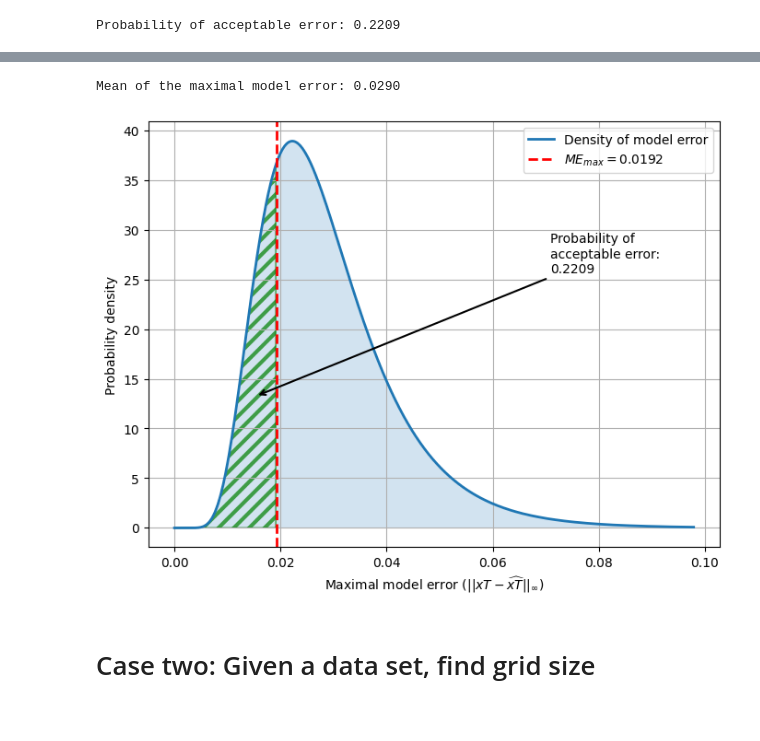
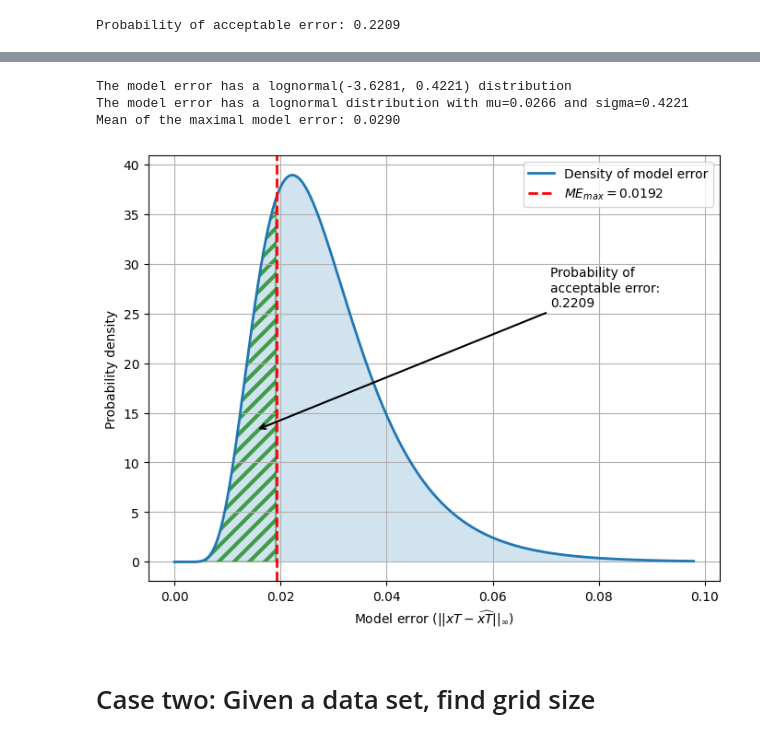
Before and after one commit to kvanarem42/xthreat-error-quantification-agentic, a Jupyter notebook: 4-investigate-results/rules_of_thumb_paper.ipynb, the cells around one changed output, grey strips where cells are left out. Cells and saved outputs as stored; diff of their text form; code cells hidden in the pictures.

```diff
--- a/4-investigate-results/rules_of_thumb_paper.ipynb
+++ b/4-investigate-results/rules_of_thumb_paper.ipynb
@@ -156,35 +156,39 @@ plt.axvline(max_acceptable_error, color='red', linestyle='--', lw=2, label=rf'$M
 plt.fill_between(x, y, max_acceptable_error,
                  where=(x < max_acceptable_error),
                  alpha=0.7,
                  facecolor='none',
                  hatch='//',
                  edgecolor='green',
                 #  edgelinewidth=5,
                  )
 
 
 percentile_099 = lognorm.ppf(0.99, s=std_residuals, scale=np.exp(c + alpha*np.log(M) - beta*np.log(np.sqrt(N))))
 prob_acceptable_error = lognorm.cdf(max_acceptable_error, s=std_residuals, scale=np.exp(c + alpha*np.log(M) - beta*np.log(np.sqrt(N))))
+print(f"The model error has a lognormal({c + alpha*np.log(M) - beta*np.log(np.sqrt(N)):.4f}, {std_residuals:.4f}) distribution")
+print(f"The model error has a lognormal distribution with mu={np.exp(c + alpha*np.log(M) - beta*np.log(np.sqrt(N))):.4f} and sigma={std_residuals:.4f}")
 x_ = min(x[np.argmax(y)], max_acceptable_error * 0.8)
 y_ = lognorm.pdf(x_, s=std_residuals, scale=np.exp(c + alpha*np.log(M) - beta*np.log(np.sqrt(N))))/2
 plt.annotate(f'Probability of\nacceptable error: \n{prob_acceptable_error:.4f}',
              xy=(x_, y_),
              xytext=(percentile_099, np.max(y)*0.66),
              arrowprops=dict(arrowstyle='->', color='black', lw=1.5),
              )
 
 print(f"Mean of the maximal model error: {lognorm.mean(s=std_residuals, scale=np.exp(c + alpha*np.log(M) - beta*np.log(np.sqrt(N)))):.4f}")
 
-plt.xlabel('Maximal model error ($||xT-\widehat{xT}||_{\infty})$')
+plt.xlabel('Model error ($||xT-\widehat{xT}||_{\infty})$')
 plt.ylabel('Probability density')
 # plt.title(f'Distribution of the maximal model error (Example Singh 2018; M=192, N=620,000)')
 plt.legend()
 plt.grid()
 
 plt.show()
 # %% [output]
+The model error has a lognormal(-3.6281, 0.4221) distribution
+The model error has a lognormal distribution with mu=0.0266 and sigma=0.4221
 Mean of the maximal model error: 0.0290
-[figure, old version]
+[figure, new version]
 # %% [markdown]
 # Case two: Given a data set, find grid size
 # %%
```
Also changed, not shown: parts of 17 cells of this notebook, 3 other files.
